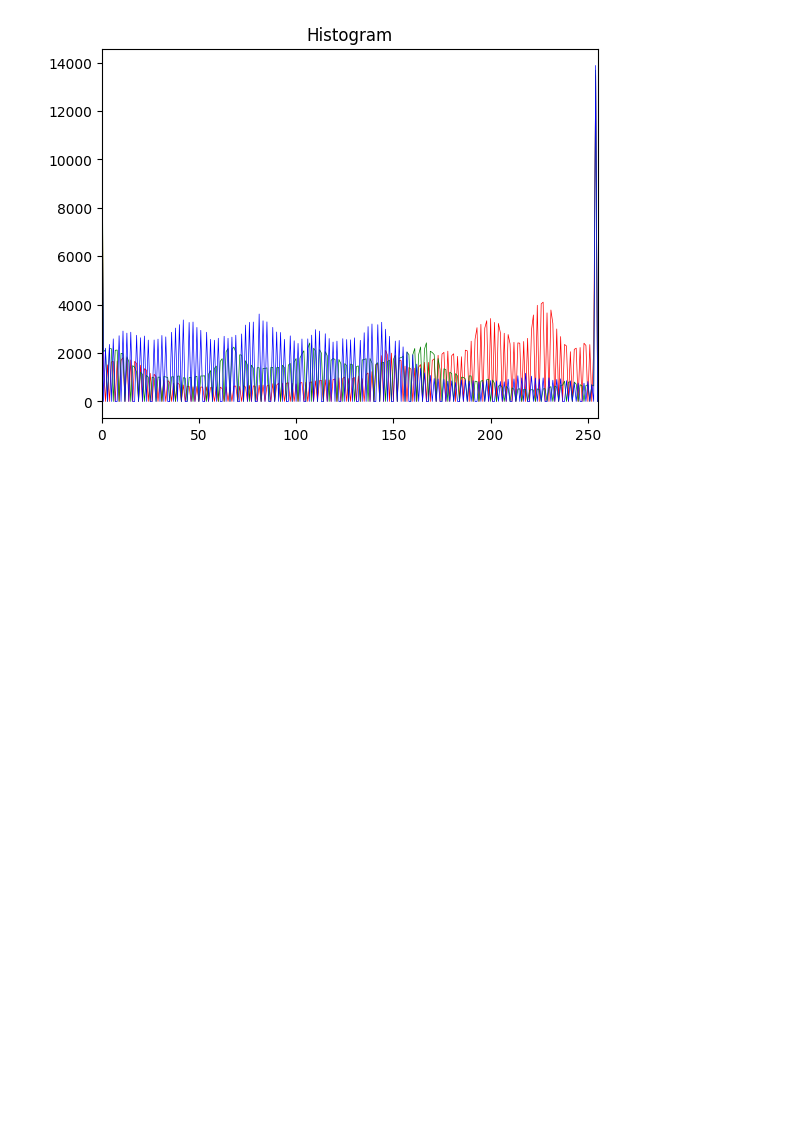
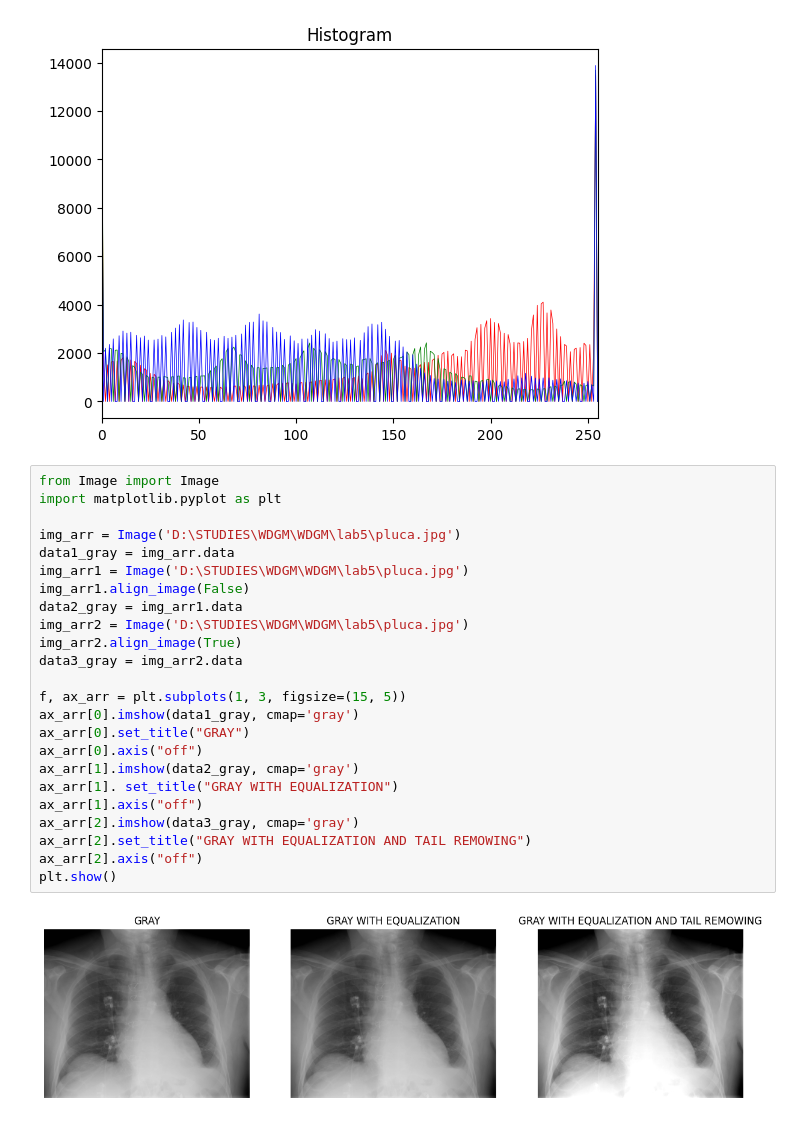
Before and after one commit to aquadros1003/WDGM, a Jupyter notebook: lab5/lab5.ipynb, the cells around one changed output. Drawn from its saved outputs; the diff is of its cells as text; blank space fills up the shorter version.

```diff
--- a/lab5/lab5.ipynb
+++ b/lab5/lab5.ipynb
@@ -148,3 +148,29 @@ histogram = Histogram(img_arr.data)
 histogram.plot()
 # %% [output]
 [figure]
+# %%
+from Image import Image
+import matplotlib.pyplot as plt
+
+img_arr = Image('D:\STUDIES\WDGM\WDGM\lab5\pluca.jpg')
+data1_gray = img_arr.data
+img_arr1 = Image('D:\STUDIES\WDGM\WDGM\lab5\pluca.jpg')
+img_arr1.align_image(False)
+data2_gray = img_arr1.data
+img_arr2 = Image('D:\STUDIES\WDGM\WDGM\lab5\pluca.jpg')
+img_arr2.align_image(True)
+data3_gray = img_arr2.data
+
+f, ax_arr = plt.subplots(1, 3, figsize=(15, 5))
+ax_arr[0].imshow(data1_gray, cmap='gray')
+ax_arr[0].set_title("GRAY")
+ax_arr[0].axis("off")
+ax_arr[1].imshow(data2_gray, cmap='gray')
+ax_arr[1]. set_title("GRAY WITH EQUALIZATION")
+ax_arr[1].axis("off")
+ax_arr[2].imshow(data3_gray, cmap='gray')
+ax_arr[2].set_title("GRAY WITH EQUALIZATION AND TAIL REMOWING")
+ax_arr[2].axis("off")
+plt.show()
+# %% [output]
+[figure, added]
```
Also changed, not shown: parts of 1 cell of this notebook.
